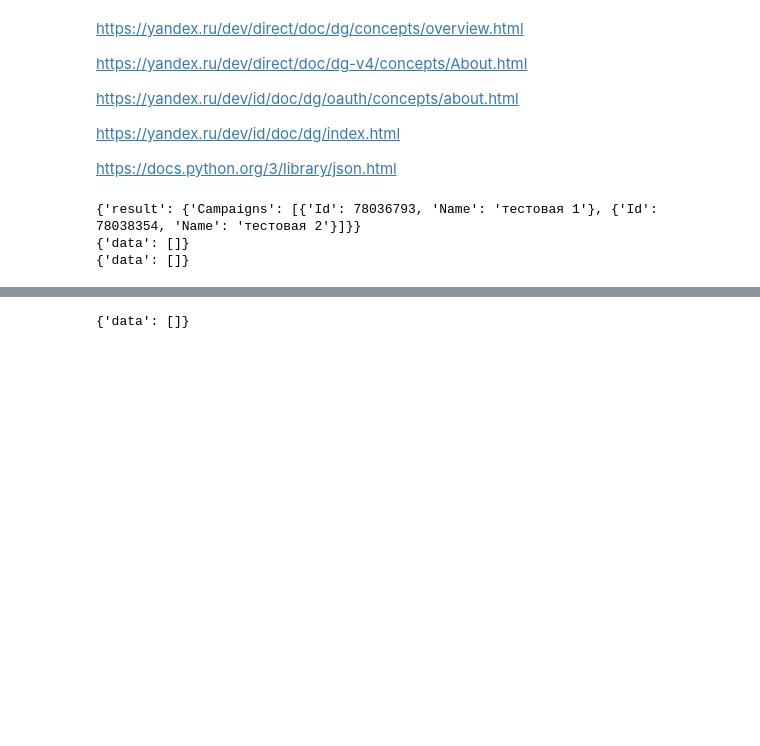
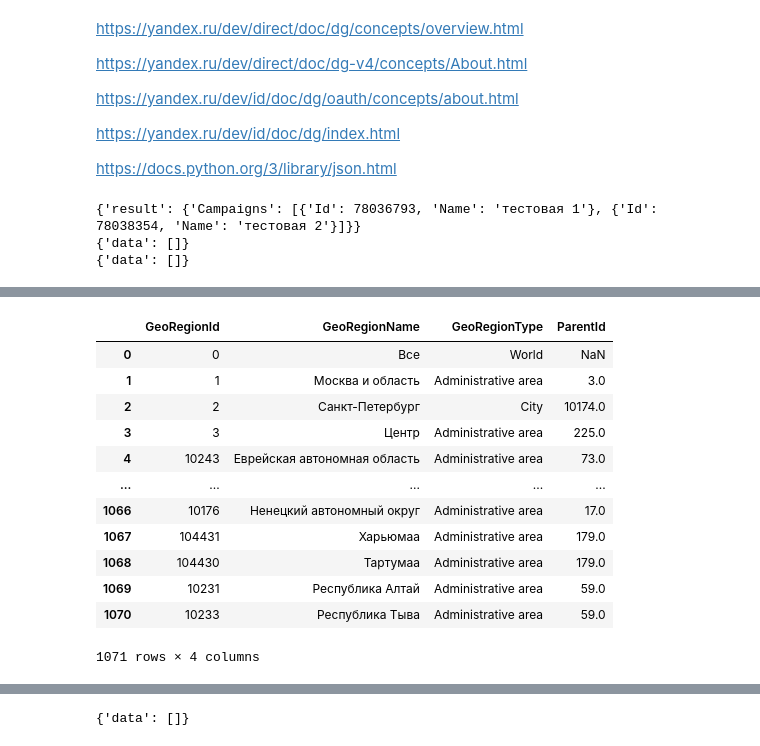
Before and after one commit to FED32/yandex_direct_parser, a Jupyter notebook: yandex_direct_class.ipynb, the cells around one changed output, grey strips where cells are left out. Saved outputs shown, nothing was run; the diff lists cells and outputs as text; code cells hidden in the pictures; blank space fills up the shorter version.

```diff
--- a/yandex_direct_class.ipynb
+++ b/yandex_direct_class.ipynb
@@ -656,4 +656,4 @@ print(direct.get_forecast_list())
 {'data': []}
 {'data': []}
 # %%
-direct.dictionaries(dict_names=["Currencies", "GeoRegions", "TimeZones"])
+dicts = direct.dictionaries(dict_names=["Currencies", "GeoRegions", "TimeZones"])
@@ -677,0 +684,16 @@ direct.dictionaries(dict_names=["Currencies", "GeoRegions", "TimeZones"])
+# %%
+pd.DataFrame(dicts['result']['GeoRegions'])
+# %% [output]
+|  | GeoRegionId | GeoRegionName | GeoRegionType | ParentId |
+| 0 | 0 | Все | World | NaN |
+| 1 | 1 | Москва и область | Administrative area | 3.0 |
+| 2 | 2 | Санкт-Петербург | City | 10174.0 |
+| 3 | 3 | Центр | Administrative area | 225.0 |
+| 4 | 10243 | Еврейская автономная область | Administrative area | 73.0 |
+| ... | ... | ... | ... | ... |
+| 1066 | 10176 | Ненецкий автономный округ | Administrative area | 17.0 |
+| 1067 | 104431 | Харьюмаа | Administrative area | 179.0 |
+| 1068 | 104430 | Тартумаа | Administrative area | 179.0 |
+| 1069 | 10231 | Республика Алтай | Administrative area | 59.0 |
+| 1070 | 10233 | Республика Тыва | Administrative area | 59.0 |
+1071 rows × 4 columns
```
Also changed, not shown: parts of 4 cells of this notebook.
